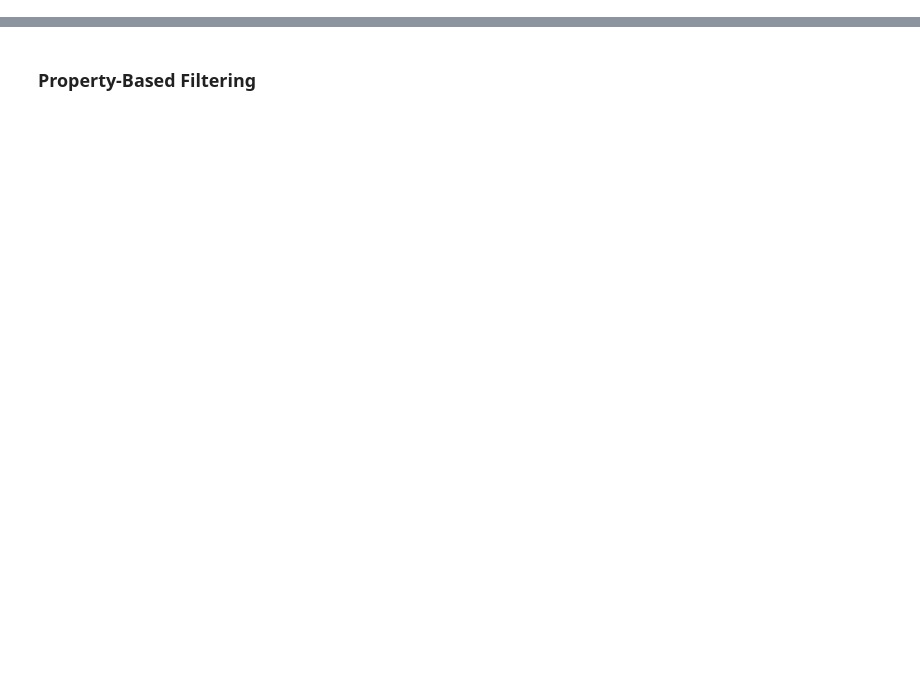
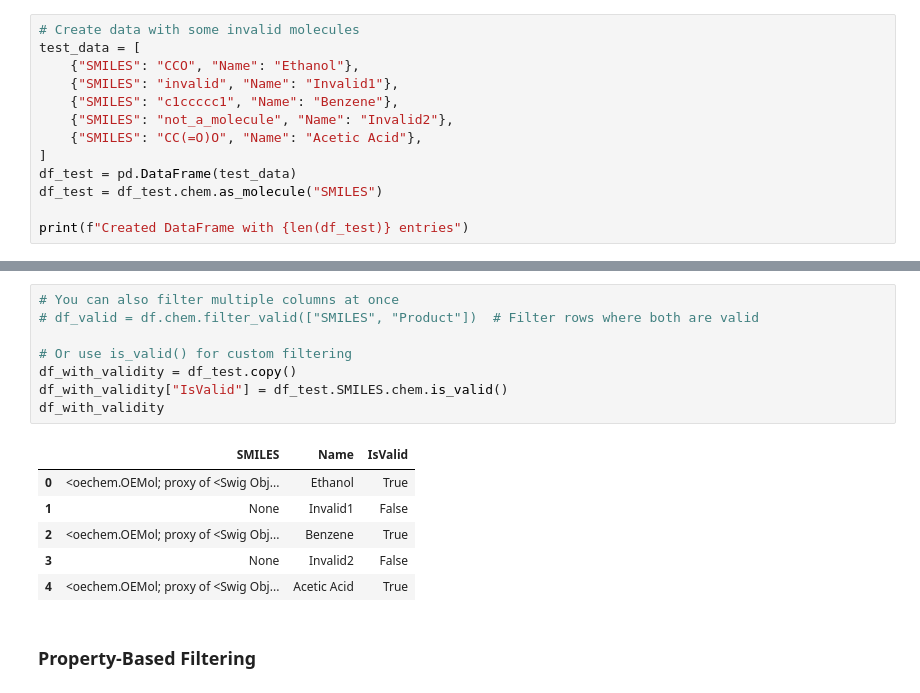
Before and after one commit to scott-arne/oepandas, a Jupyter notebook: examples/02_advanced_features.ipynb, the cells around one changed output, grey strips where cells are left out. Cells and saved outputs as stored; diff of their text form; blank space fills up the shorter version.

```diff
--- a/examples/02_advanced_features.ipynb
+++ b/examples/02_advanced_features.ipynb
@@ -198,0 +158,13 @@ print(f"\nDataFrame filtered to {len(df_valid)} valid molecules")
+# %%
+# Create data with some invalid molecules
+test_data = [
+    {"SMILES": "CCO", "Name": "Ethanol"},
+    {"SMILES": "invalid", "Name": "Invalid1"},
+    {"SMILES": "c1ccccc1", "Name": "Benzene"},
+    {"SMILES": "not_a_molecule", "Name": "Invalid2"},
+    {"SMILES": "CC(=O)O", "Name": "Acetic Acid"},
+]
+df_test = pd.DataFrame(test_data)
+df_test = df_test.chem.as_molecule("SMILES")
+
+print(f"Created DataFrame with {len(df_test)} entries")
@@ -199,2 +221,17 @@ print(f"\nDataFrame filtered to {len(df_valid)} valid molecules")
+# %%
+# You can also filter multiple columns at once
+# df_valid = df.chem.filter_valid(["SMILES", "Product"])  # Filter rows where both are valid
+
+# Or use is_valid() for custom filtering
+df_with_validity = df_test.copy()
+df_with_validity["IsValid"] = df_test.SMILES.chem.is_valid()
+df_with_validity
+# %% [output]
+|  | SMILES | Name | IsValid |
+| 0 | <oechem.OEMol; proxy of <Swig Obj... | Ethanol | True |
+| 1 | None | Invalid1 | False |
+| 2 | <oechem.OEMol; proxy of <Swig Obj... | Benzene | True |
+| 3 | None | Invalid2 | False |
+| 4 | <oechem.OEMol; proxy of <Swig Obj... | Acetic Acid | True |
 # %% [markdown]
 ### Property-Based Filtering
```
Also changed, not shown: parts of 42 cells of this notebook, 9 other files.
